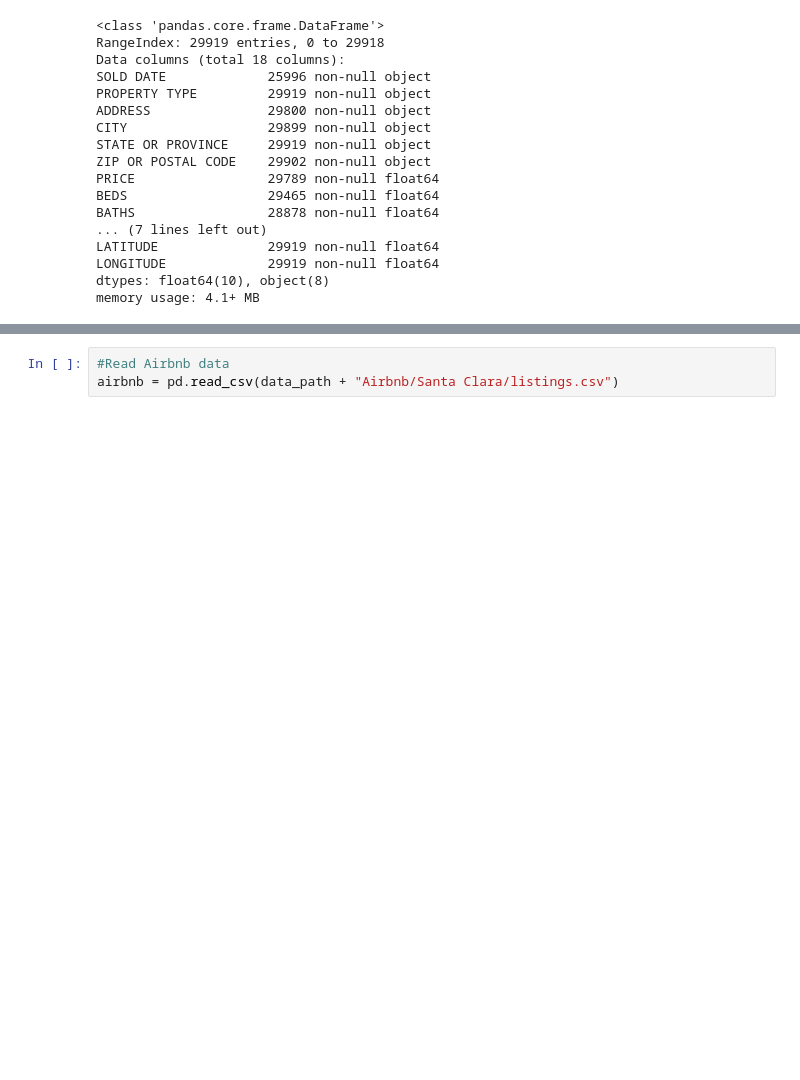
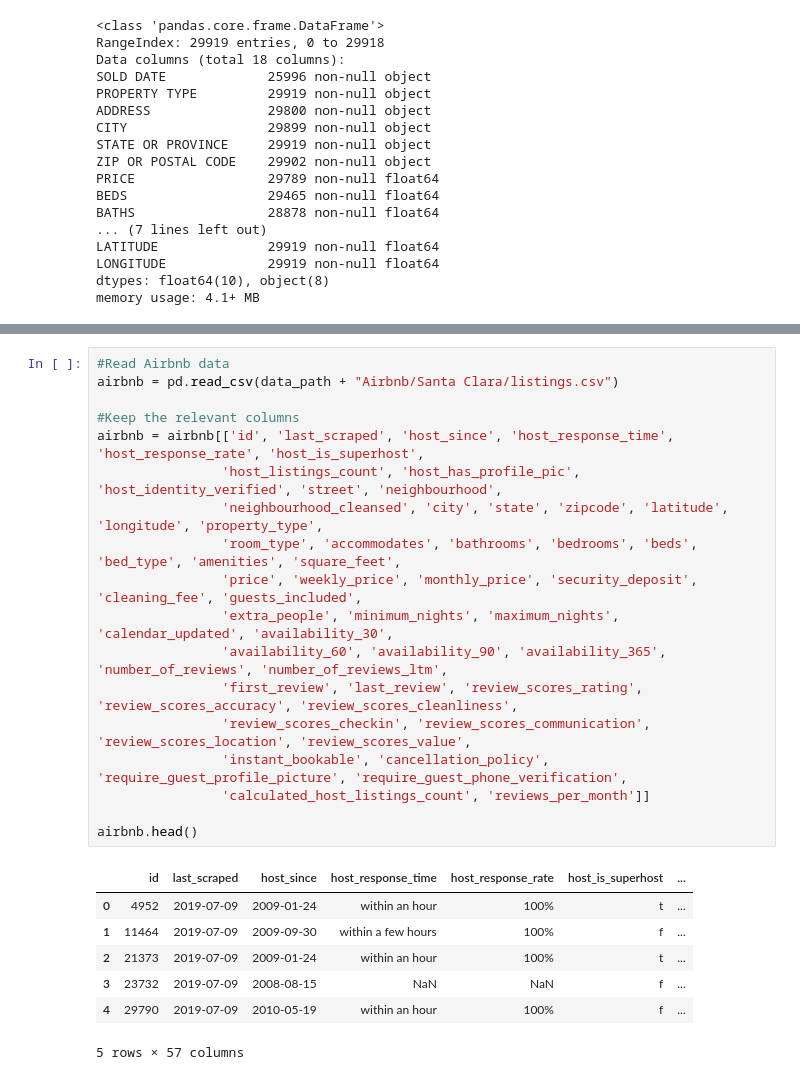
Before and after one commit to Armclimber/Projects, a Jupyter notebook: Data Wrangling.ipynb, the cells around one changed output, grey strips where cells are left out. Drawn from its saved outputs; the diff is of its cells as text; blank space fills up the shorter version.

```diff
--- a/Data Wrangling.ipynb
+++ b/Data Wrangling.ipynb
@@ -64,7 +64,30 @@ redfin.describe()
 | 50% | 1.155000e+06 | 3.000000 | 2.000000 | 1593.500000 | 6.103000e+03 | 1972.000000 | 7.195000e+02 | 325.000000 | 37.310587 | ... |
 | 75% | 1.600000e+06 | 4.000000 | 3.000000 | 2106.000000 | 8.001500e+03 | 1990.000000 | 9.420000e+02 | 412.000000 | 37.362173 | ... |
 | max | 2.555000e+08 | 12.000000 | 10.000000 | 350451.000000 | 2.652368e+06 | 2019.000000 | 1.730000e+06 | 6000.000000 | 37.465350 | ... |
-# %%
-#Read Airbnb data
-airbnb = pd.read_csv(data_path + "Airbnb/Santa Clara/listings.csv")
+# %%
+#Read Airbnb data
+airbnb = pd.read_csv(data_path + "Airbnb/Santa Clara/listings.csv")
+
+#Keep the relevant columns
+airbnb = airbnb[['id', 'last_scraped', 'host_since', 'host_response_time', 'host_response_rate', 'host_is_superhost',
+                'host_listings_count', 'host_has_profile_pic', 'host_identity_verified', 'street', 'neighbourhood',
+                'neighbourhood_cleansed', 'city', 'state', 'zipcode', 'latitude', 'longitude', 'property_type',
+                'room_type', 'accommodates', 'bathrooms', 'bedrooms', 'beds', 'bed_type', 'amenities', 'square_feet',
+                'price', 'weekly_price', 'monthly_price', 'security_deposit', 'cleaning_fee', 'guests_included',
+                'extra_people', 'minimum_nights', 'maximum_nights', 'calendar_updated', 'availability_30',
+                'availability_60', 'availability_90', 'availability_365', 'number_of_reviews', 'number_of_reviews_ltm',
+                'first_review', 'last_review', 'review_scores_rating', 'review_scores_accuracy', 'review_scores_cleanliness',
+                'review_scores_checkin', 'review_scores_communication', 'review_scores_location', 'review_scores_value',
+                'instant_bookable', 'cancellation_policy', 'require_guest_profile_picture', 'require_guest_phone_verification',
+                'calculated_host_listings_count', 'reviews_per_month']]
+
+airbnb.head()
+# %% [output]
+|  | id | last_scraped | host_since | host_response_time | host_response_rate | host_is_superhost | ... |
+| 0 | 4952 | 2019-07-09 | 2009-01-24 | within an hour | 100% | t | ... |
+| 1 | 11464 | 2019-07-09 | 2009-09-30 | within a few hours | 100% | f | ... |
+| 2 | 21373 | 2019-07-09 | 2009-01-24 | within an hour | 100% | t | ... |
+| 3 | 23732 | 2019-07-09 | 2008-08-15 | NaN | NaN | f | ... |
+| 4 | 29790 | 2019-07-09 | 2010-05-19 | within an hour | 100% | f | ... |
+5 rows × 57 columns
 # %%
```
Also changed, not shown: parts of 2 cells of this notebook.
